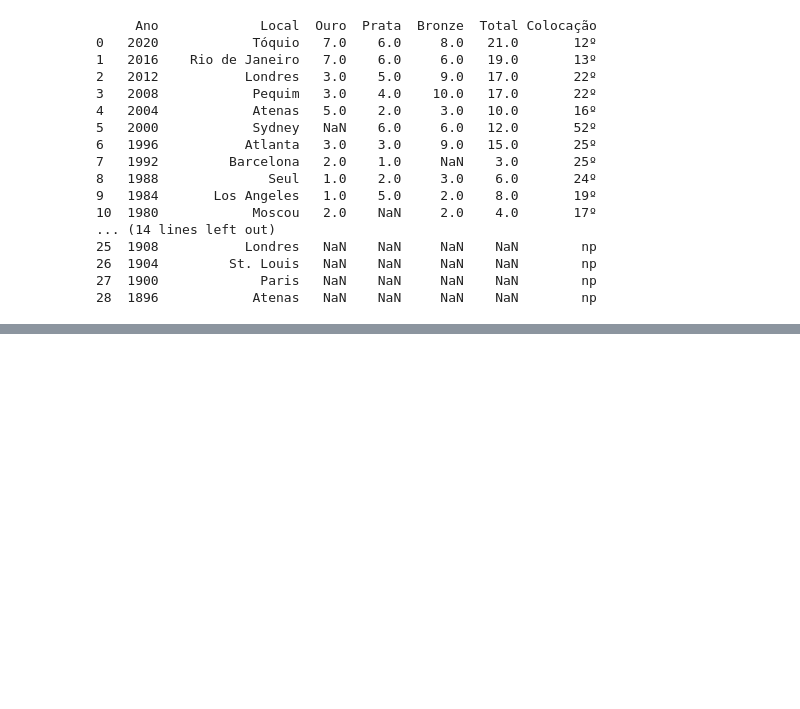
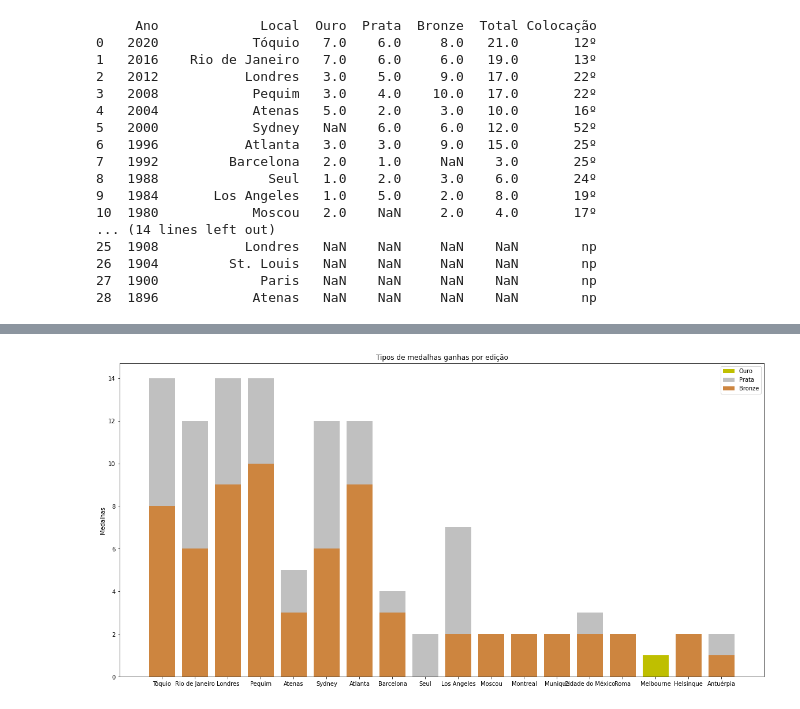
Before and after one commit to brunabellini/Projeto_Olimpiadas, a Jupyter notebook: olimpiada.ipynb, the cells around one changed output, grey strips where cells are left out. Saved outputs shown, nothing was run; the diff lists cells and outputs as text; code cells hidden in the pictures; blank space fills up the shorter version.

```diff
--- a/olimpiada.ipynb
+++ b/olimpiada.ipynb
@@ -77,3 +126,19 @@ df.insert(8, 'Valor repassado as confederações')
+# %%
+x = ['Tóquio','Rio de Janeiro','Londres','Pequim','Atenas','Sydney','Atlanta','Barcelona','Seul','Los Angeles',
+     'Moscou','Montreal','Munique','Cidade do México','Tóquio','Roma','Melbourne','Helsinque','Londres','Antuérpia']
+ouro = [7, 7, 3, 3, 5,0,3,2,1,1,2,0,0,0,0,0,1,1,0,1]
+prata = [6,6,5,4,2,6,3,1,2,5,0,0,0,1,0,0,0,0,0,1]
+bronze =[8,6,9,10,3,6,9,3,0,2,2,2,2,2,1,2,0,2,1,1]
+fig, ax = plt.subplots(figsize=(20,10))
+plt.bar(x, ouro, color='y')
+plt.bar(x, prata, bottom=bronze,color='silver')
+plt.bar(x, bronze, color='peru')
+plt.ylabel("Medalhas")
+plt.legend(["Ouro", "Prata", "Bronze"])
+plt.title("Tipos de medalhas ganhas por edição")
+plt.show()
+# %% [output]
+[figure, added]
 # %%
 #Web scraping de medalhas ganhas por estado brasileiro
 url2 = 'https://pt.wikipedia.org/wiki/Lista_de_medalhas_brasileiras_nos_Jogos_Ol%C3%ADmpicos'
```
Also changed, not shown: parts of 12 cells of this notebook, 2 other files.
